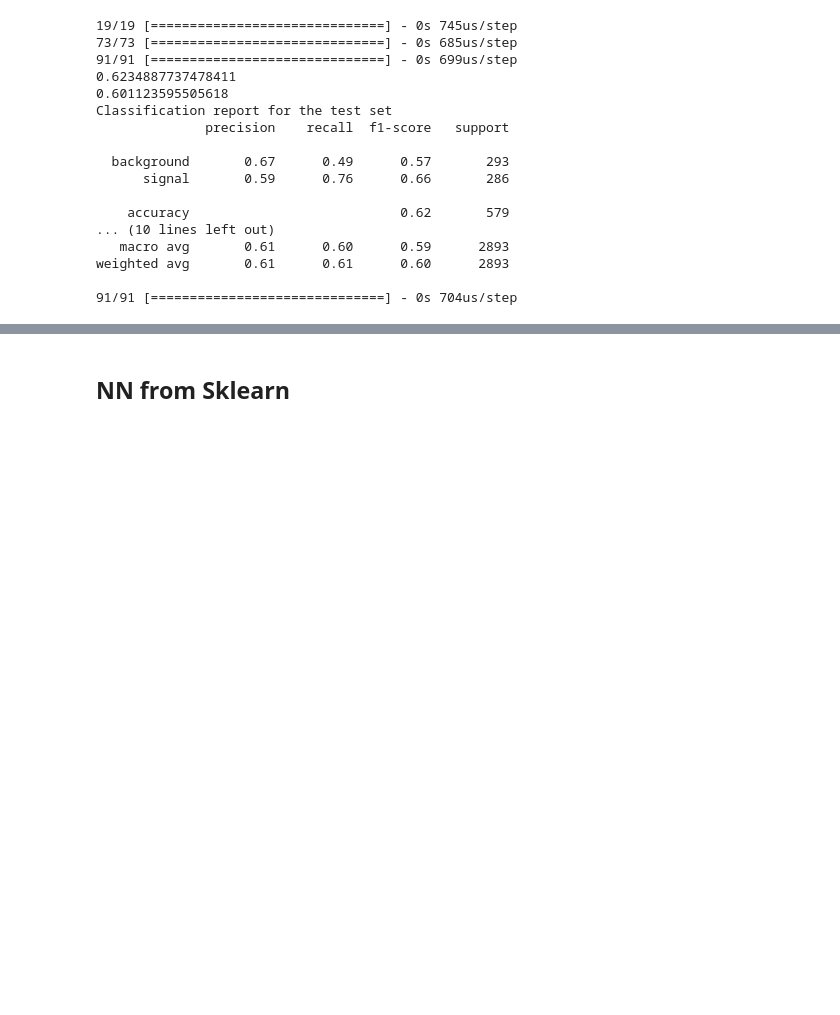
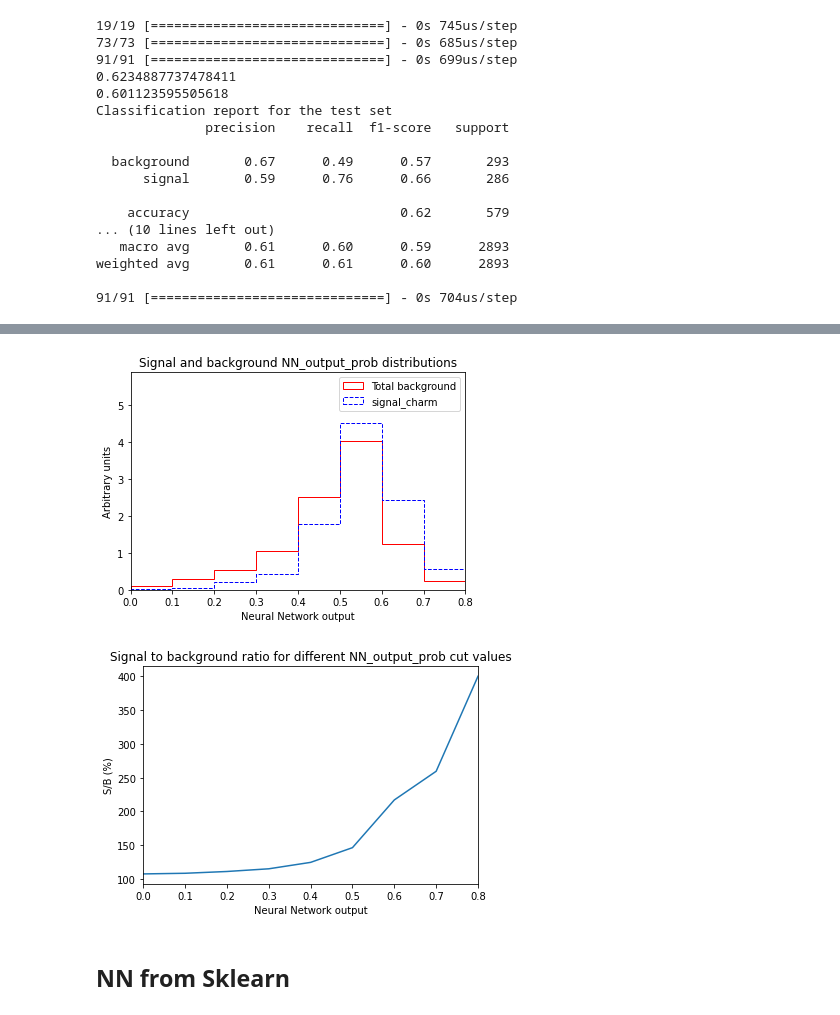
Before and after one commit to mghasemi19/TopFC, a Jupyter notebook: BDT_weight/TopFC_main_bkg_analysis.ipynb, the cells around one changed output, grey strips where cells are left out. Cells and saved outputs as stored; diff of their text form; code cells hidden in the pictures; blank space fills up the shorter version.

Commit message:
Finish adding significant plots

```diff
--- a/BDT_weight/TopFC_main_bkg_analysis.ipynb
+++ b/BDT_weight/TopFC_main_bkg_analysis.ipynb
@@ -356,3 +356,27 @@ Classification report for the test set
 weighted avg       0.61      0.61      0.60      2893
 
 91/91 [==============================] - 0s 704us/step
+# %%
+# add old BDT probability
+y_tot_prob_NN = model.predict(scaler.transform(X))
+y_tot_NN = model.predict(scaler.transform(X)).round()
+
+cumulative_events = 0 # start counter for total number of events for which output is saved
+for key in filename.keys(): # loop over samples
+    df[key]['NN_output_prob'] = y_tot_prob_NN[cumulative_events:cumulative_events+len(df[key])]
+    df[key]['NN_output'] = y_tot_NN[cumulative_events:cumulative_events+len(df[key])]
+    cumulative_events += len(df[key]) # increment counter for total number of events
+    #print(df[key]['RF_output']) # print the dataframe column NN_output
+
+# probability and significance plots
+NN_output_prob = { # dictionary containing plotting parameters for the mllll histogram
+    # change plotting parameters
+    'bin_width':0.1, # width of each histogram bin
+    'num_bins':8, # number of histogram bins
+    'xrange_min':0, # minimum on x-axis
+    'xlabel':'Neural Network output', # x-axis label
+}
+
+SoverB_hist_dict = {'NN_output_prob':NN_output_prob}
+plot_SoverB(df, SoverB_hist_dict)
+# %% [output]
@@ -359,3 +385,5 @@ weighted avg       0.61      0.61      0.60      2893
+[figure, added]
+[figure, added]
 # %% [markdown]
 ## NN from Sklearn
 # %%
```
Also changed, not shown: parts of 10 cells of this notebook.
